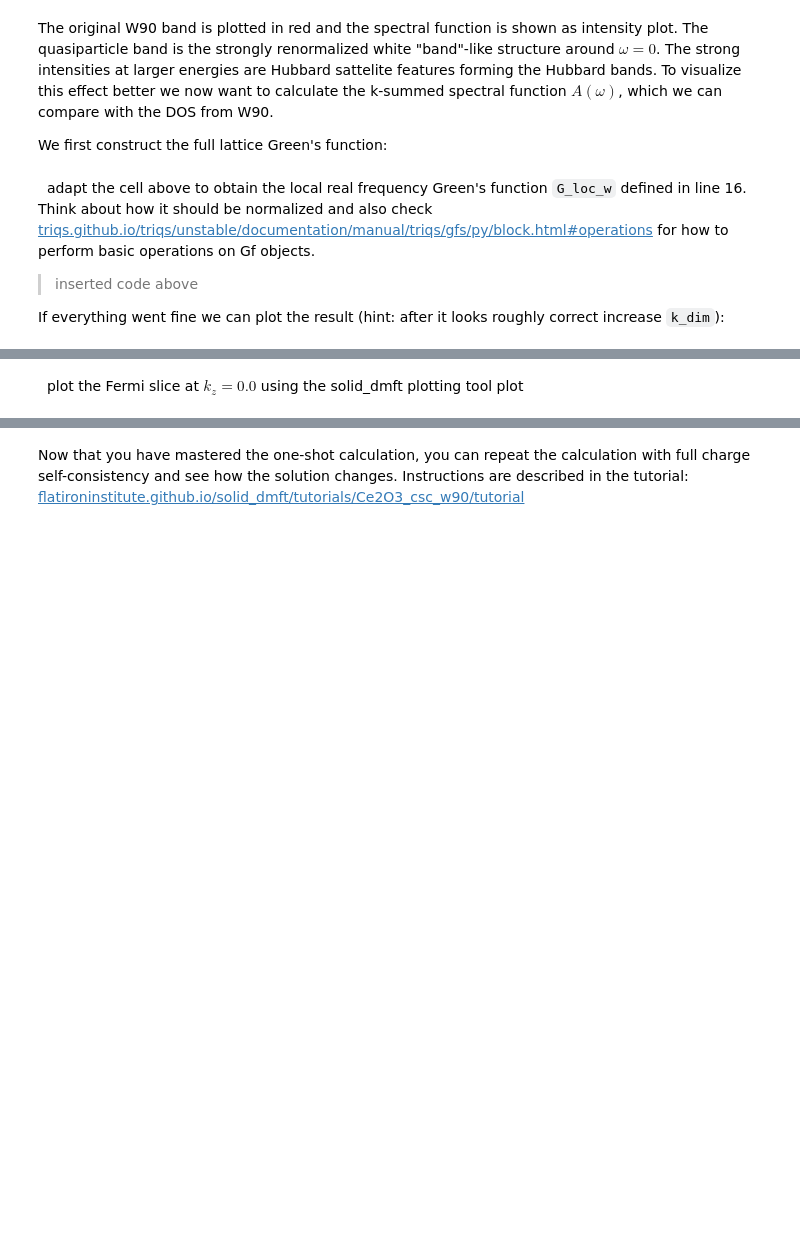
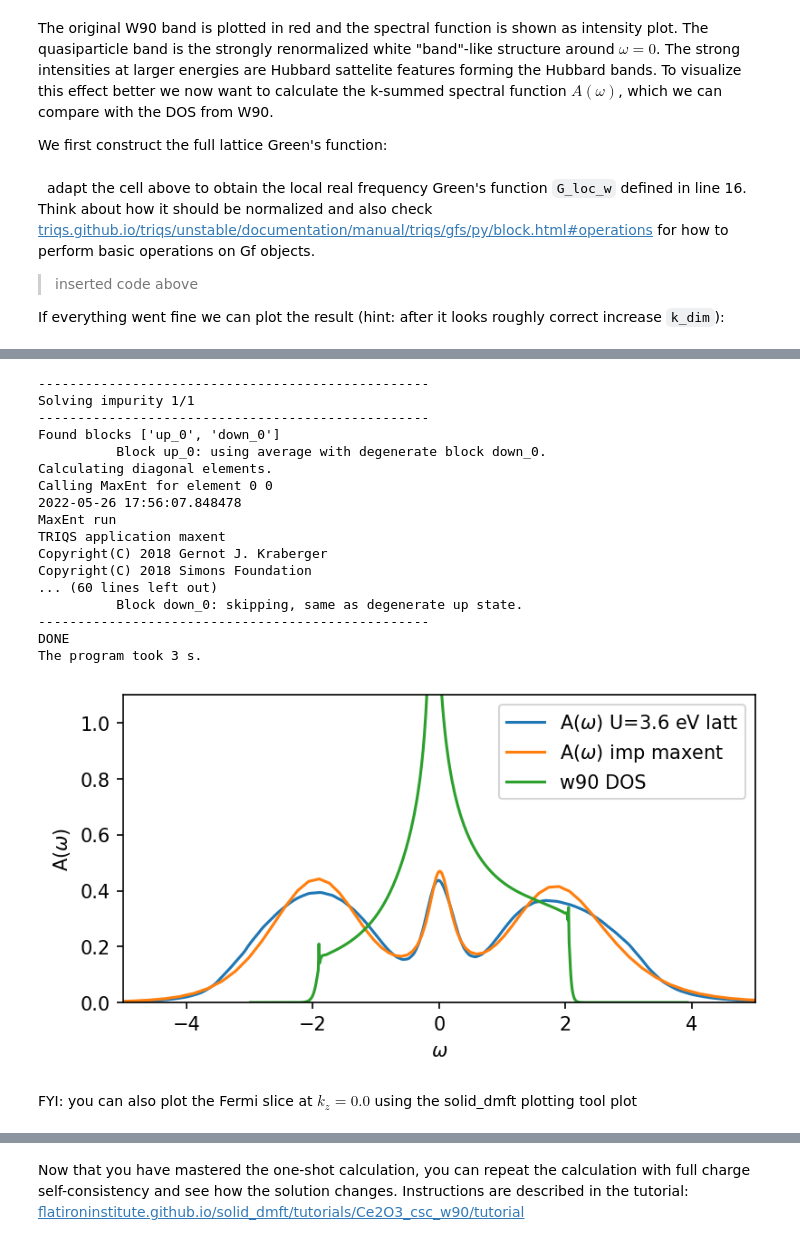
Before and after one commit to TRIQS/tutorials, a Jupyter notebook: AbinitioDMFT/solutions/01s-solid_dmft.ipynb, the cells around one changed output, grey strips where cells are left out. Drawn from its saved outputs; the diff is of its cells as text; code cells hidden in the pictures; blank space fills up the shorter version.

Commit message:
first tutorial of solid_dmft

```diff
--- a/AbinitioDMFT/solutions/01s-solid_dmft.ipynb
+++ b/AbinitioDMFT/solutions/01s-solid_dmft.ipynb
@@ -615,5 +623,42 @@ plt.show()
+# %%
+# solution:
+results = gf_imp_maxent.main(external_path='b10-U3.6/lco_wannier.h5')[0]
+mesh = results['mesh']['up_0']
+A_imp_w = results['Aimp_w_line_fit']['up_0']
+
+fig, ax = plt.subplots(1,dpi=150,figsize=(6,3))
+
+ax.oplot(-1/np.pi*G_loc_w.imag, label=r'A($\omega$) U=3.6 eV latt')
+ax.plot(mesh, 2*A_imp_w[0,0,:].real , label=r'A($\omega$) imp maxent')
+ax.plot(w90_dos[:,0]-fermi,w90_dos[:,1], label='w90 DOS')
+
+ax.set_ylabel(r'A($\omega$)')
+ax.set_xlabel(r'$\omega$')
+ax.set_xlim(-5,5)
+ax.set_ylim(0,1.1)
+ax.legend()
+plt.show()
+# %% [output]
+--------------------------------------------------
+Solving impurity 1/1
+--------------------------------------------------
+Found blocks ['up_0', 'down_0']
+          Block up_0: using average with degenerate block down_0.
+Calculating diagonal elements.
+Calling MaxEnt for element 0 0
+2022-05-26 17:56:07.848478
+MaxEnt run
+TRIQS application maxent
+Copyright(C) 2018 Gernot J. Kraberger
+Copyright(C) 2018 Simons Foundation
+... (60 lines left out)
+          Block down_0: skipping, same as degenerate up state.
+--------------------------------------------------
+DONE
+The program took 3 s.
+[figure, added]
 # %% [markdown]
-<i class="fa fa-gear fa-2x" style="color: #186391"></i>&nbsp; plot the Fermi slice at $k_z = 0.0$ using the solid_dmft plotting tool plot
+FYI: you can also plot the Fermi slice at $k_z = 0.0$ using the solid_dmft plotting tool plot
 # %%
 tb_kslice = {key: tb_bands[key] for key in list(tb_bands.keys()) if key.isupper()}
 kslice_update = {'bands_path': [('S\'', 'G'),('G', 'R')], 'R': np.array([-0.25,0.25,0.25]), 'n_k': 50, 'kz': 0.0}
```
Also changed, not shown: parts of 14 cells of this notebook, 4 other files.
